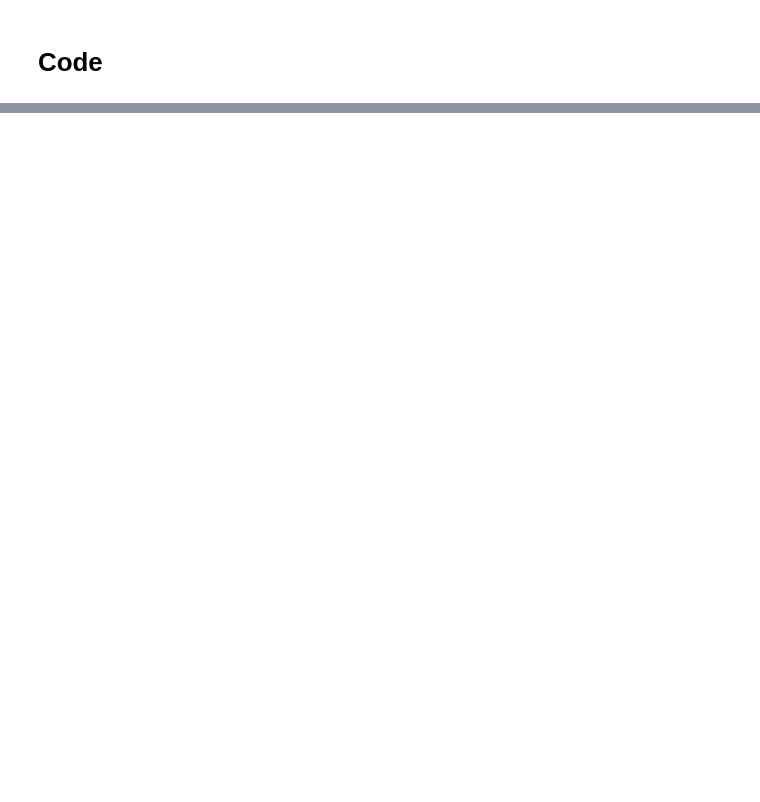
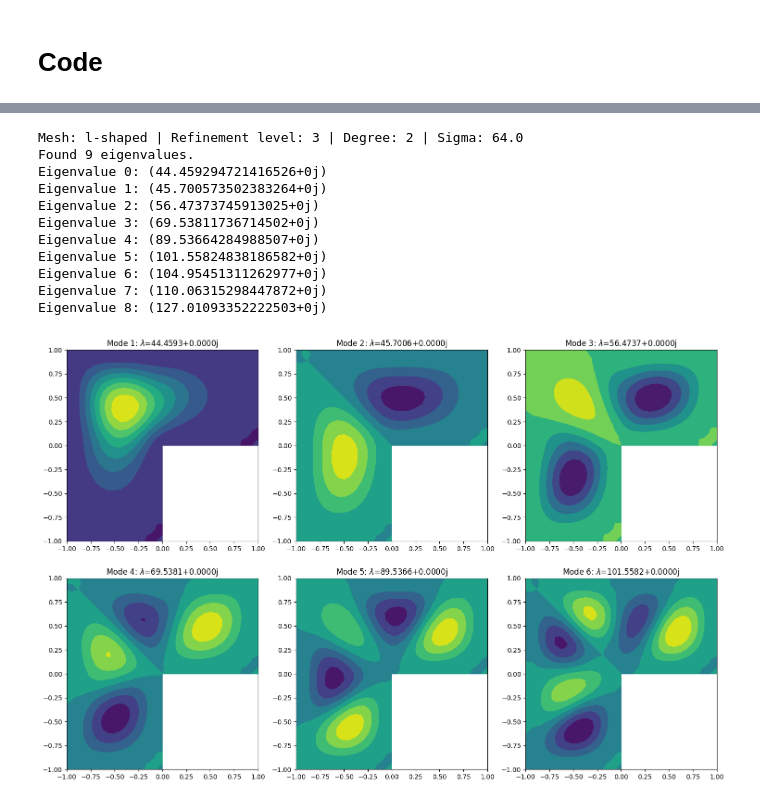
Before and after one commit to BorisAndrews/BorisAndrews.github.io, a Jupyter notebook: assets/ipynb/stokes_testing.ipynb, the cells around one changed output, grey strips where cells are left out. Saved outputs shown, nothing was run; the diff lists cells and outputs as text; code cells hidden in the pictures; blank space fills up the shorter version.

```diff
--- a/assets/ipynb/stokes_testing.ipynb
+++ b/assets/ipynb/stokes_testing.ipynb
@@ -170,0 +205,15 @@ solve_stokes_eigenproblem(mesh_type="l_shape", refinement_level=4, degree=2, sig
+# %%
+solve_stokes_eigenproblem(mesh_type="l-shaped", refinement_level=3, degree=2, sigma_val=64.0, ds_degree=None, penalty_only=False, n_eigenvalues=6, n_eigenfunctions=6)
+# %% [output]
+Mesh: l-shaped | Refinement level: 3 | Degree: 2 | Sigma: 64.0
+Found 9 eigenvalues.
+Eigenvalue 0: (44.459294721416526+0j)
+Eigenvalue 1: (45.700573502383264+0j)
+Eigenvalue 2: (56.47373745913025+0j)
+Eigenvalue 3: (69.53811736714502+0j)
+Eigenvalue 4: (89.53664284988507+0j)
+Eigenvalue 5: (101.55824838186582+0j)
+Eigenvalue 6: (104.95451311262977+0j)
+Eigenvalue 7: (110.06315298447872+0j)
+Eigenvalue 8: (127.01093352222503+0j)
+[figure, added]
```
Also changed, not shown: parts of 8 cells of this notebook.
